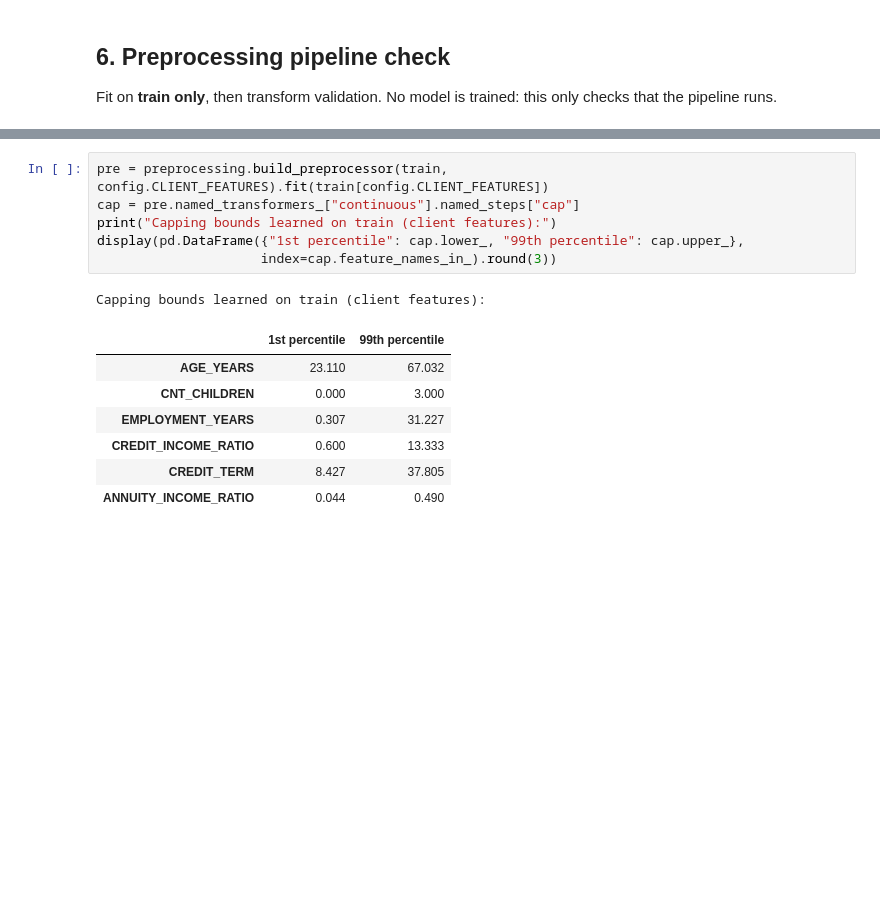
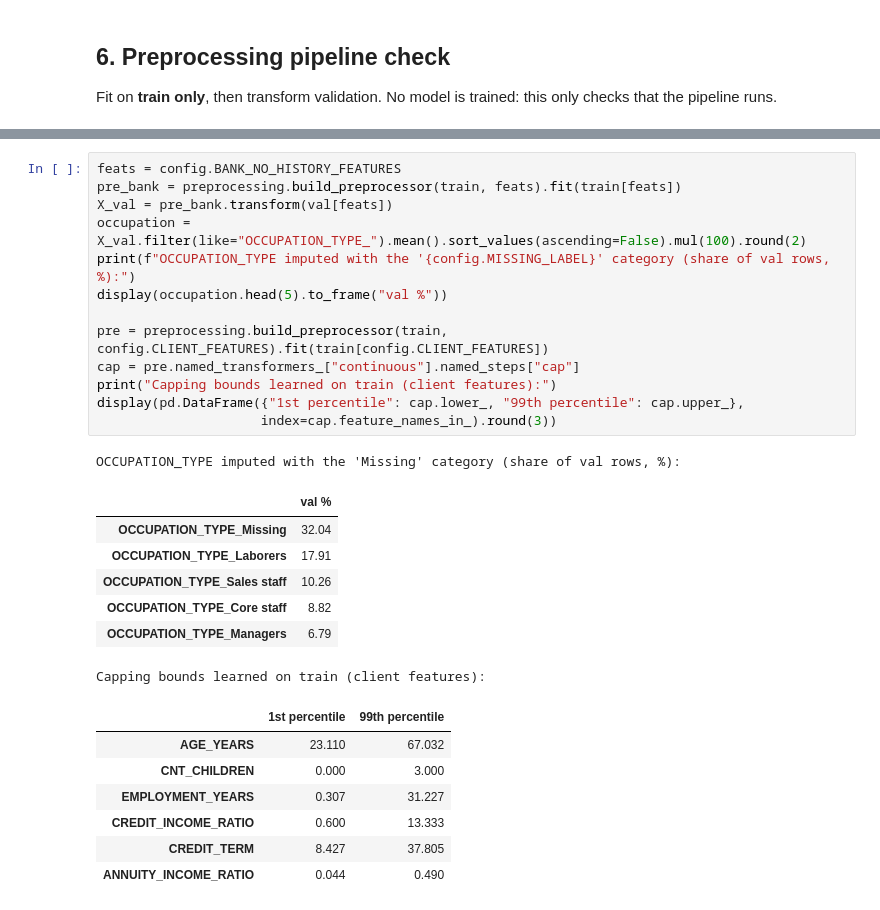
Before and after one commit to racha-cbn/Noria, a Jupyter notebook: notebooks/02_preparation.ipynb, the cells around one changed output, grey strips where cells are left out. Saved outputs shown, nothing was run; the diff lists cells and outputs as text; blank space fills up the shorter version.

```diff
--- a/notebooks/02_preparation.ipynb
+++ b/notebooks/02_preparation.ipynb
@@ -380,18 +394,32 @@ assert (pipeline_check["NaN after transform"] == 0).all()
 # %%
+feats = config.BANK_NO_HISTORY_FEATURES
+pre_bank = preprocessing.build_preprocessor(train, feats).fit(train[feats])
+X_val = pre_bank.transform(val[feats])
+occupation = X_val.filter(like="OCCUPATION_TYPE_").mean().sort_values(ascending=False).mul(100).round(2)
+print(f"OCCUPATION_TYPE imputed with the '{config.MISSING_LABEL}' category (share of val rows, %):")
+display(occupation.head(5).to_frame("val %"))
+
 pre = preprocessing.build_preprocessor(train, config.CLIENT_FEATURES).fit(train[config.CLIENT_FEATURES])
 cap = pre.named_transformers_["continuous"].named_steps["cap"]
 print("Capping bounds learned on train (client features):")
 display(pd.DataFrame({"1st percentile": cap.lower_, "99th percentile": cap.upper_},
                      index=cap.feature_names_in_).round(3))
 # %% [output]
-Capping bounds learned on train (client features):
+OCCUPATION_TYPE imputed with the 'Missing' category (share of val rows, %):
-|  | 1st percentile | 99th percentile |
-| AGE_YEARS | 23.110 | 67.032 |
-| CNT_CHILDREN | 0.000 | 3.000 |
-| EMPLOYMENT_YEARS | 0.307 | 31.227 |
-| CREDIT_INCOME_RATIO | 0.600 | 13.333 |
-| CREDIT_TERM | 8.427 | 37.805 |
-| ANNUITY_INCOME_RATIO | 0.044 | 0.490 |
+|  | val % |
+| OCCUPATION_TYPE_Missing | 32.04 |
+| OCCUPATION_TYPE_Laborers | 17.91 |
+| OCCUPATION_TYPE_Sales staff | 10.26 |
+| OCCUPATION_TYPE_Core staff | 8.82 |
+| OCCUPATION_TYPE_Managers | 6.79 |
+Capping bounds learned on train (client features):
+|  | 1st percentile | 99th percentile |
+| AGE_YEARS | 23.110 | 67.032 |
+| CNT_CHILDREN | 0.000 | 3.000 |
+| EMPLOYMENT_YEARS | 0.307 | 31.227 |
+| CREDIT_INCOME_RATIO | 0.600 | 13.333 |
+| CREDIT_TERM | 8.427 | 37.805 |
+| ANNUITY_INCOME_RATIO | 0.044 | 0.490 |
 # %% [markdown]
 ## Findings
 
```
Also changed, not shown: parts of 10 cells of this notebook, 5 other files.
